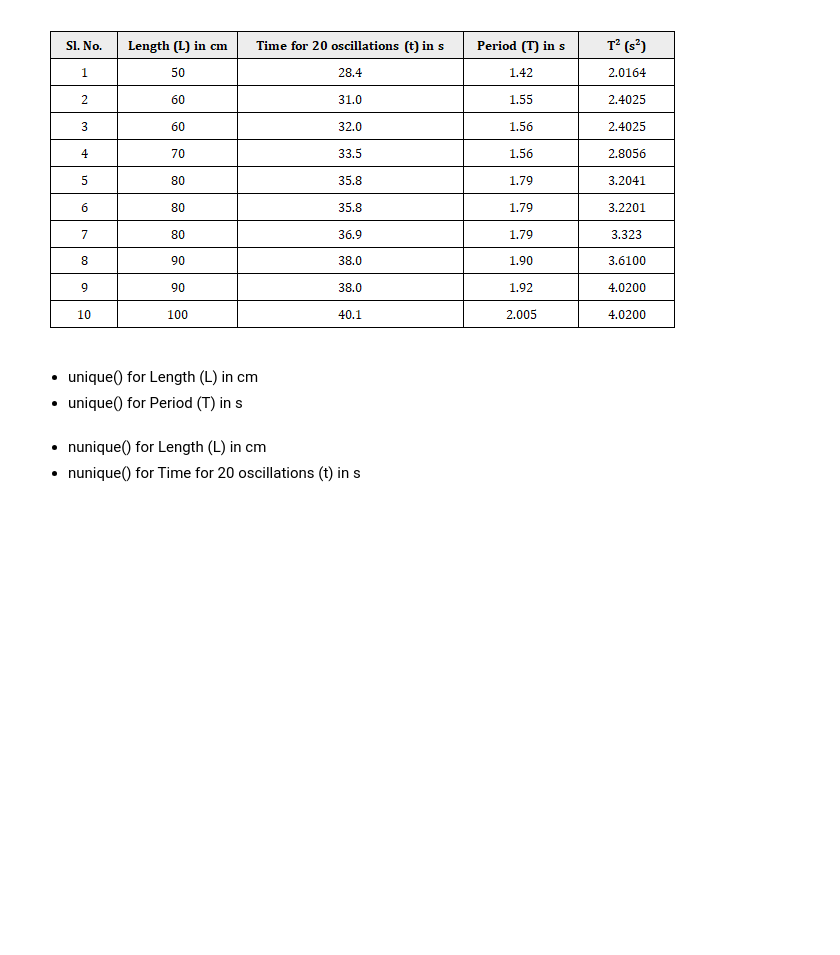
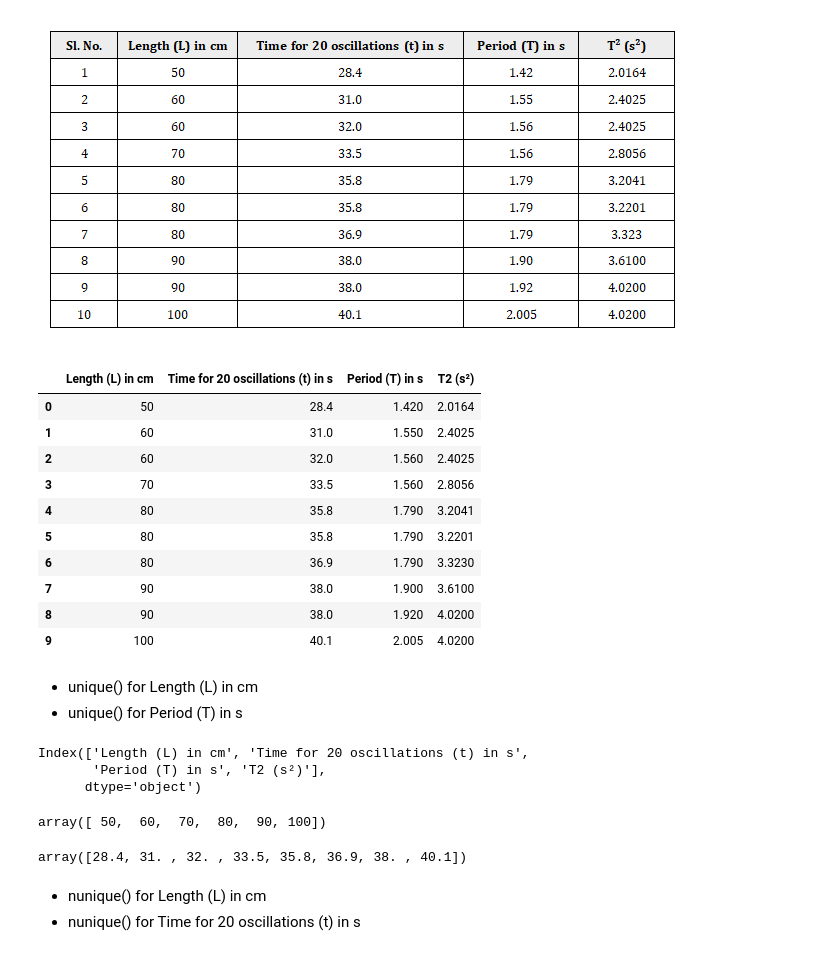
Before and after one commit to princealexanderm/SEC_S6_2026-27, a Jupyter notebook: FYUGP_S6_SEC(2026_27)_Data_analysis_in_physical_science_2.ipynb, the cells around one changed output. Drawn from its saved outputs; the diff is of its cells as text; code cells hidden in the pictures; blank space fills up the shorter version.

```diff
--- a/FYUGP_S6_SEC(2026_27)_Data_analysis_in_physical_science_2.ipynb
+++ b/FYUGP_S6_SEC(2026_27)_Data_analysis_in_physical_science_2.ipynb
@@ -1667,19 +1745,45 @@ For the table of data given below, create a DataFrame and perform the following
 # %%
 import pandas as pd
 
 data = {
     'Length (L) in cm': [50, 60, 60, 70, 80, 80, 80, 90, 90, 100],
     'Time for 20 oscillations (t) in s': [28.4, 31.0, 32.0, 33.5, 35.8, 35.8, 36.9, 38.0, 38.0, 40.1],
     'Period (T) in s': [1.42, 1.55, 1.56, 1.56, 1.79, 1.79, 1.79, 1.90, 1.92, 2.005],
-    'T² (s²)': [2.0164, 2.4025, 2.4025, 2.8056, 3.2041, 3.2201, 3.323, 3.6100, 4.0200, 4.0200]
+    'T2 (s²)': [2.0164, 2.4025, 2.4025, 2.8056, 3.2041, 3.2201, 3.323, 3.6100, 4.0200, 4.0200]
 }
 
 df = pd.DataFrame(data)
 
 df
+# %% [output]
+|  | Length (L) in cm | Time for 20 oscillations (t) in s | Period (T) in s | T2 (s²) |
+| 0 | 50 | 28.4 | 1.420 | 2.0164 |
+| 1 | 60 | 31.0 | 1.550 | 2.4025 |
+| 2 | 60 | 32.0 | 1.560 | 2.4025 |
+| 3 | 70 | 33.5 | 1.560 | 2.8056 |
+| 4 | 80 | 35.8 | 1.790 | 3.2041 |
+| 5 | 80 | 35.8 | 1.790 | 3.2201 |
+| 6 | 80 | 36.9 | 1.790 | 3.3230 |
+| 7 | 90 | 38.0 | 1.900 | 3.6100 |
+| 8 | 90 | 38.0 | 1.920 | 4.0200 |
+| 9 | 100 | 40.1 | 2.005 | 4.0200 |
 # %% [markdown]
 - unique() for Length (L) in cm
 - unique() for Period (T) in s
+# %%
+df.columns
+# %% [output]
+Index(['Length (L) in cm', 'Time for 20 oscillations (t) in s',
+       'Period (T) in s', 'T2 (s²)'],
+      dtype='object')
+# %%
+df['Length (L) in cm'].unique()
+# %% [output]
+array([ 50,  60,  70,  80,  90, 100])
+# %%
+df['Time for 20 oscillations (t) in s'].unique()
+# %% [output]
+array([28.4, 31. , 32. , 33.5, 35.8, 36.9, 38. , 40.1])
 # %% [markdown]
 - nunique() for Length (L) in cm
 - nunique() for Time for 20 oscillations (t) in s
```
Also changed, not shown: parts of 45 cells of this notebook.
